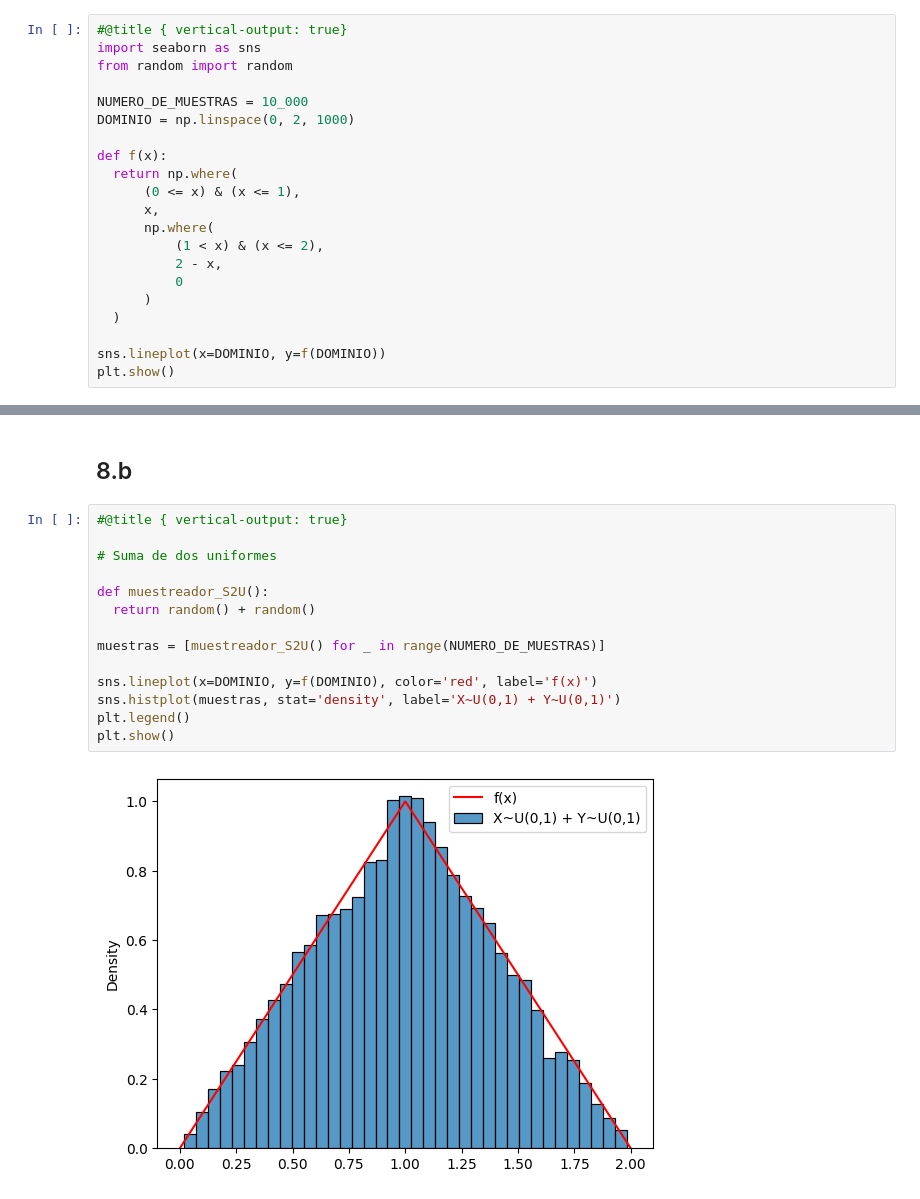
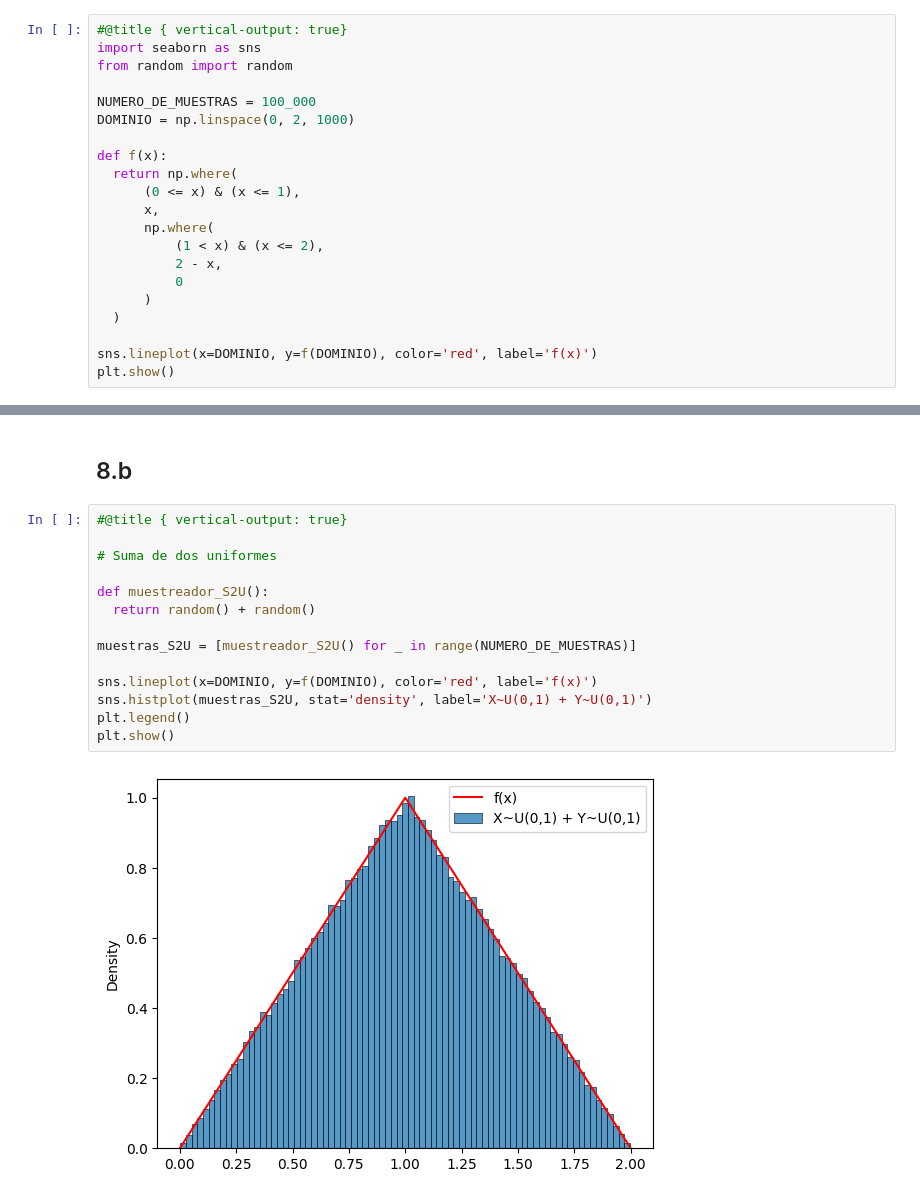
Before and after one commit to vmatiasw/modelos_y_simulacion, a Jupyter notebook: P5E8.ipynb, the cells around one changed output, grey strips where cells are left out. Drawn from its saved outputs; the diff is of its cells as text.

```diff
--- a/P5E8.ipynb
+++ b/P5E8.ipynb
@@ -60,7 +60,7 @@ plt.show()
 import seaborn as sns
 from random import random
 
-NUMERO_DE_MUESTRAS = 10_000
+NUMERO_DE_MUESTRAS = 100_000
 DOMINIO = np.linspace(0, 2, 1000)
 
 def f(x):
@@ -74,6 +74,6 @@ def f(x):
       )
   )
 
-sns.lineplot(x=DOMINIO, y=f(DOMINIO))
+sns.lineplot(x=DOMINIO, y=f(DOMINIO), color='red', label='f(x)')
 plt.show()
 # %% [output]
@@ -83,19 +83,19 @@ plt.show()
 # %%
 #@title { vertical-output: true}
 
 # Suma de dos uniformes
 
 def muestreador_S2U():
   return random() + random()
 
-muestras = [muestreador_S2U() for _ in range(NUMERO_DE_MUESTRAS)]
+muestras_S2U = [muestreador_S2U() for _ in range(NUMERO_DE_MUESTRAS)]
 
 sns.lineplot(x=DOMINIO, y=f(DOMINIO), color='red', label='f(x)')
-sns.histplot(muestras, stat='density', label='X~U(0,1) + Y~U(0,1)')
+sns.histplot(muestras_S2U, stat='density', label='X~U(0,1) + Y~U(0,1)')
 plt.legend()
 plt.show()
 # %% [output]
-[figure, old version]
+[figure, new version]
 # %%
 #@title { vertical-output: true}
 
```
Also changed, not shown: parts of 10 cells of this notebook.
